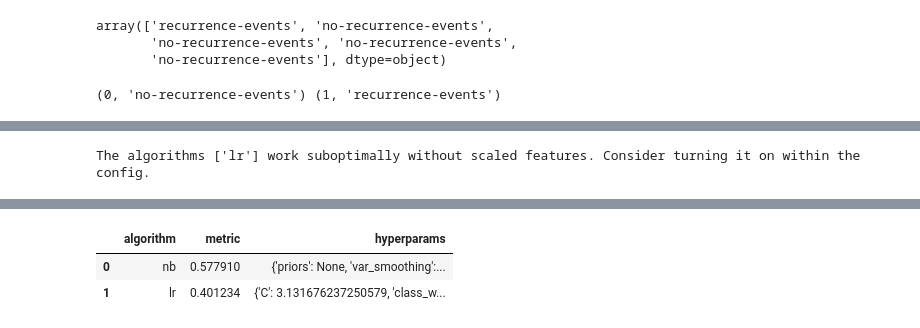
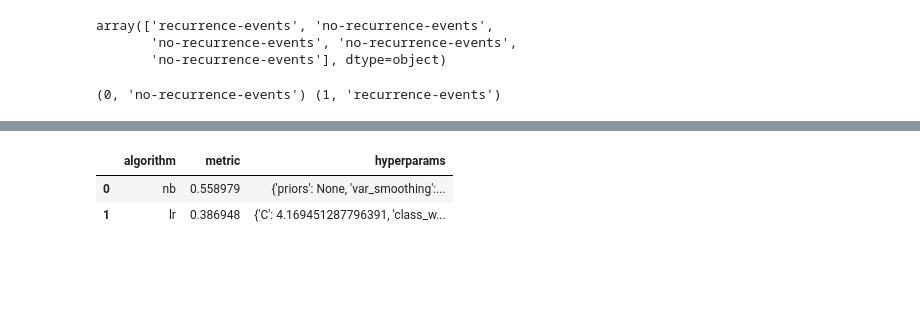
Before and after one commit to George713/pytelligence, a Jupyter notebook: main.ipynb, the cells around one changed output, grey strips where cells are left out. Saved outputs shown, nothing was run; the diff lists cells and outputs as text; code cells hidden in the pictures; blank space fills up the shorter version.

```diff
--- a/main.ipynb
+++ b/main.ipynb
@@ -111,7 +124,7 @@ compare_df_tune, model_list = (
                setup=setup,
                include=["lr", "nb"],
                optimize="f1",
-               n_trials=50,
+               n_trials=5,
                return_models=True,
         )
 )
@@ -121 +152,0 @@ compare_df_tune
-The algorithms ['lr'] work suboptimally without scaled features. Consider turning it on within the config.
@@ -139,6 +153,6 @@ The algorithms ['lr'] work suboptimally without scaled features. Consider turnin
 |  | algorithm | metric | hyperparams |
-| 0 | nb | 0.577910 | {'priors': None, 'var_smoothing':... |
-| 1 | lr | 0.401234 | {'C': 3.131676237250579, 'class_w... |
+| 0 | nb | 0.558979 | {'priors': None, 'var_smoothing':... |
+| 1 | lr | 0.386948 | {'C': 4.169451287796391, 'class_w... |
 # %%
 best_feature_list = pc.modelling.reduce_feature_space(
     setup=setup,
```
Also changed, not shown: parts of 8 cells of this notebook, 7 other files.
